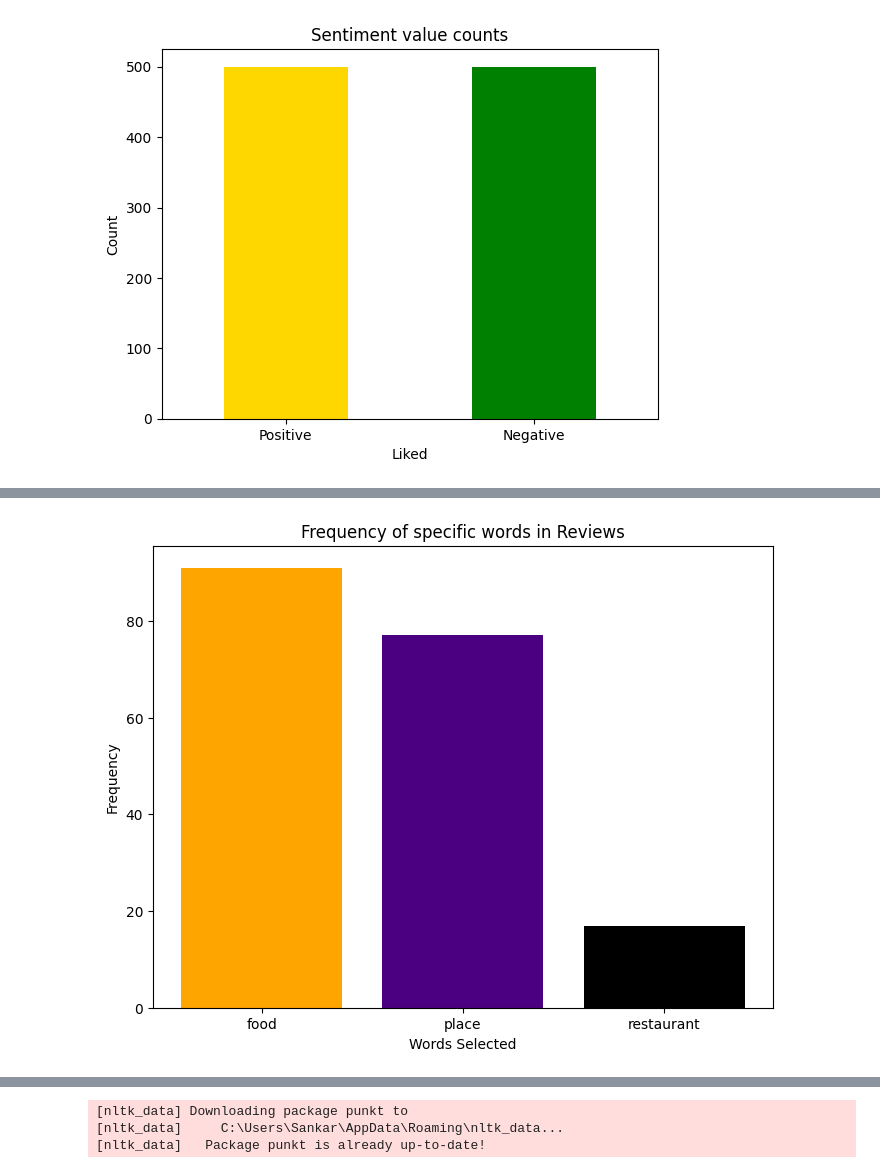
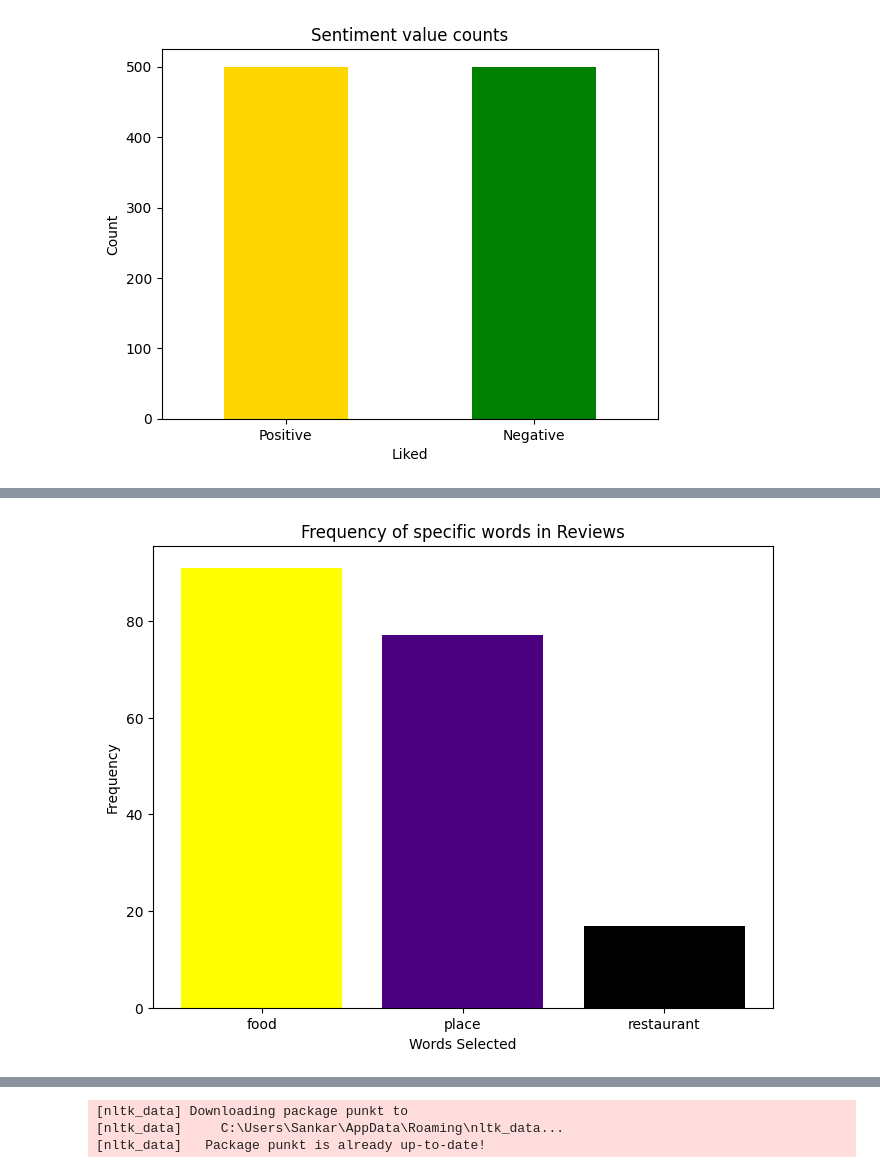
Before and after one commit to psankarmidhil/Sentiment_Analaysis_With_ML, a Jupyter notebook: Sentiment_Analysis_.ipynb, the cells around one changed output, grey strips where cells are left out. Cells and saved outputs as stored; diff of their text form; code cells hidden in the pictures.

```diff
--- a/Sentiment_Analysis_.ipynb
+++ b/Sentiment_Analysis_.ipynb
@@ -191,14 +158,14 @@ from collections import Counter
 # %%
 #Process of EDA to Explore the info within info.
 target_words = ['food','place','restaurant']
 all_words = " ".join(data['Review']).lower().split()
 word_counts = Counter(all_words)
 target_word_counts = {word:word_counts[word] for word in target_words}
 plt.figure(figsize=(8,6))
-plt.bar(target_word_counts.keys(), target_word_counts.values() , color = ['orange','indigo','black'])
+plt.bar(target_word_counts.keys(), target_word_counts.values() , color = ['yellow','indigo','black'])
 plt.xlabel('Words Selected')
 plt.ylabel('Frequency')
 plt.title('Frequency of specific words in Reviews')
 plt.show()
 # %% [output]
-[figure, old version]
+[figure, new version]
```
Also changed, not shown: parts of 43 cells of this notebook.
